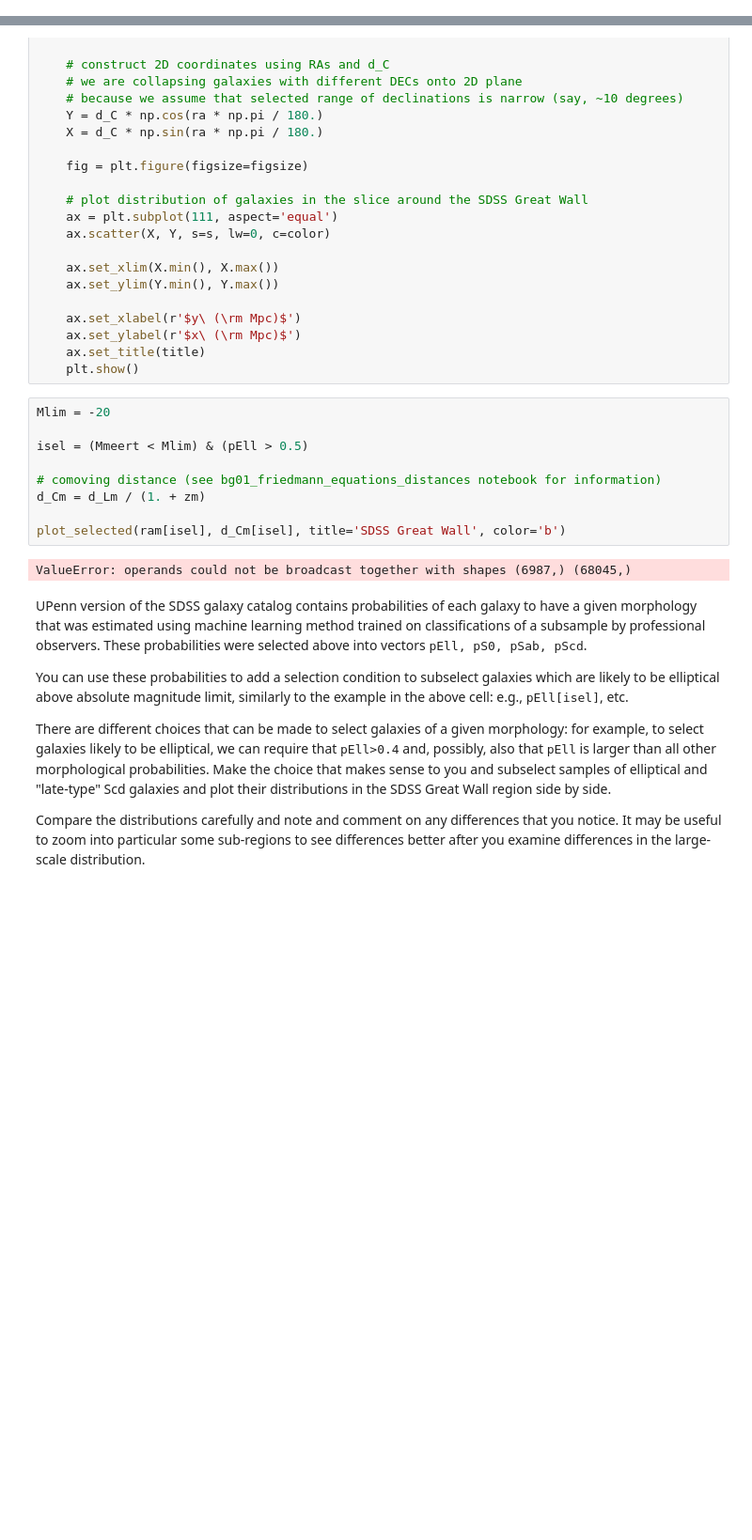
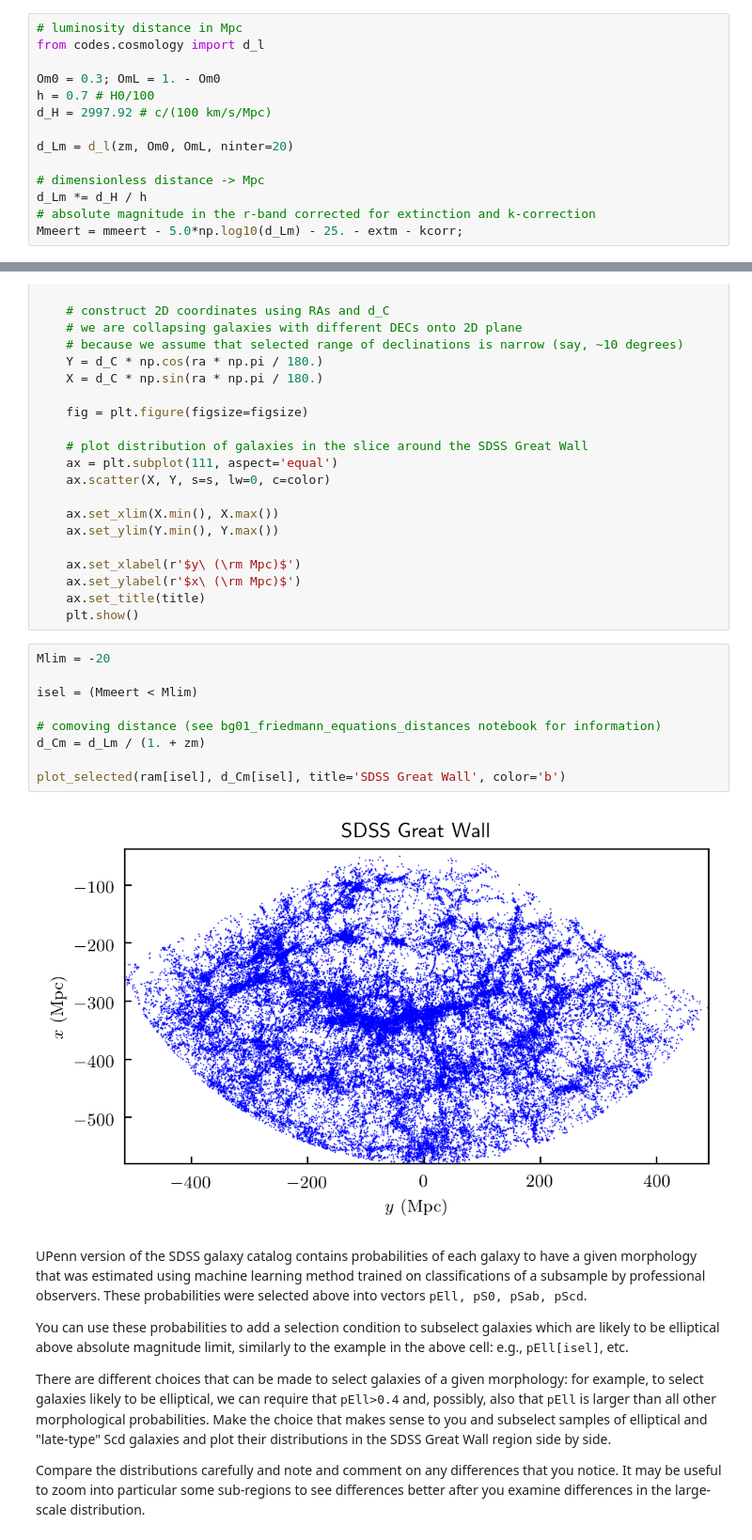
Before and after one commit to a-kravtsov/astrosoma19, a Jupyter notebook: ex01.ipynb, the cells around one changed output, grey strips where cells are left out. Shown: that part at 94% size. Saved outputs shown, nothing was run; the diff lists cells and outputs as text; blank space fills up the shorter version.

```diff
--- a/ex01.ipynb
+++ b/ex01.ipynb
@@ -55,6 +55,20 @@ extm = mnpdata['extinction'][isel]; kcorr = mnpdata['kcorr'][isel]
 # morphology for each galaxy
 pEll = morph['probaEll'][isel]; pS0  = morph['probaS0'][isel];
 pSab = morph['probaSab'][isel]; pScd = morph['probaScd'][isel];
+# %%
+# luminosity distance in Mpc
+from codes.cosmology import d_l
+
+Om0 = 0.3; OmL = 1. - Om0
+h = 0.7 # H0/100
+d_H = 2997.92 # c/(100 km/s/Mpc)
+
+d_Lm = d_l(zm, Om0, OmL, ninter=20)
+
+# dimensionless distance -> Mpc
+d_Lm *= d_H / h
+# absolute magnitude in the r-band corrected for extinction and k-correction
+Mmeert = mmeert - 5.0*np.log10(d_Lm) - 25. - extm - kcorr;
 # %% [markdown]
 Let's now use r-band absolute magnitude to additionally select only galaxies brighter than Mlim absolute magnitude
 # %%
@@ -97,14 +111,14 @@ def plot_selected(ra, d_C, title=' ', figsize=(6,3), s=0.5, color='k'):
 # %%
 Mlim = -20
 
-isel = (Mmeert < Mlim) & (pEll > 0.5)
+isel = (Mmeert < Mlim)
 
 # comoving distance (see bg01_friedmann_equations_distances notebook for information)
 d_Cm = d_Lm / (1. + zm)
 
 plot_selected(ram[isel], d_Cm[isel], title='SDSS Great Wall', color='b')
 # %% [output]
-ValueError: operands could not be broadcast together with shapes (6987,) (68045,)
+[figure, added]
 # %% [markdown]
 UPenn version of the SDSS galaxy catalog contains probabilities of each galaxy to have a given morphology that was estimated using machine learning method trained on classifications of a subsample by professional observers. These probabilities were selected above into vectors <tt>pEll, pS0, pSab, pScd</tt>.
 
```
Also changed, not shown: parts of 2 cells of this notebook.
